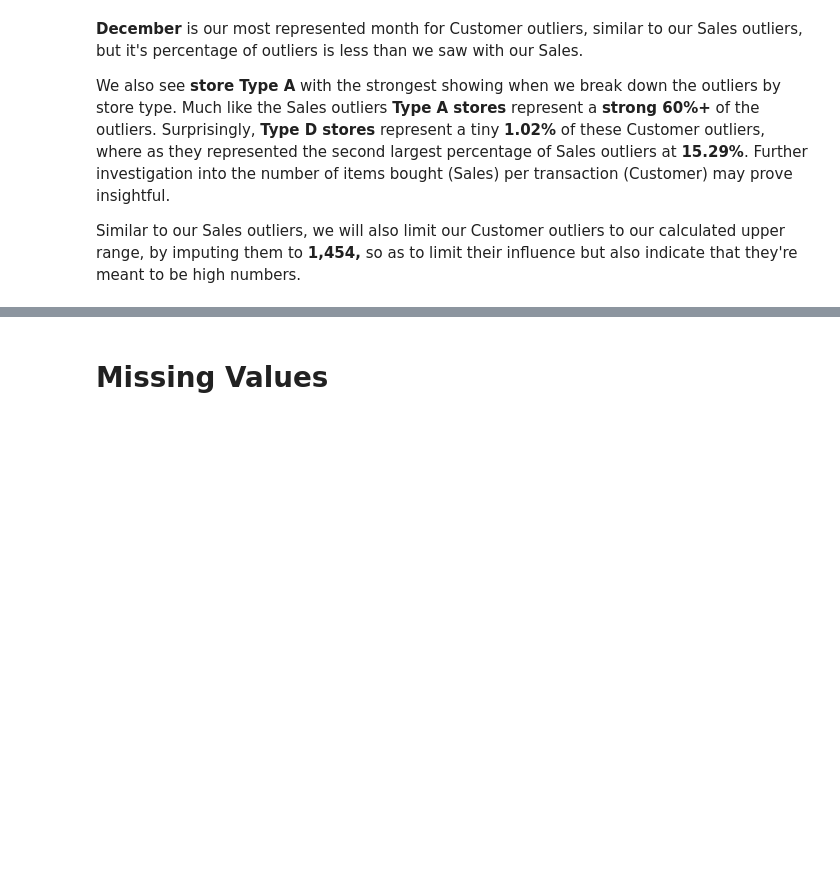
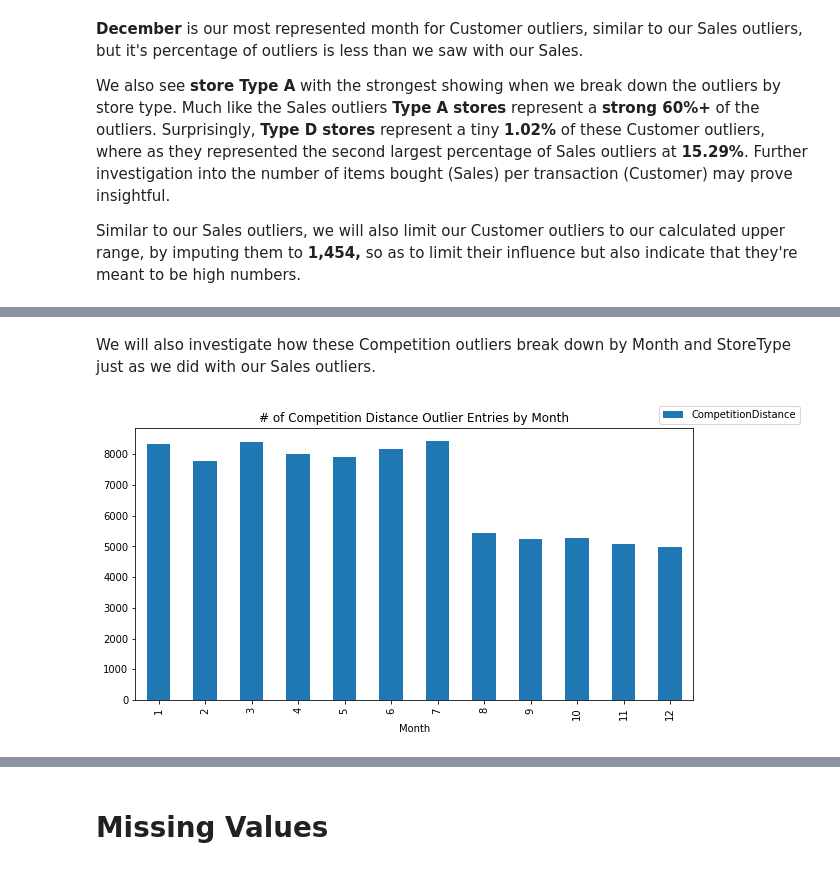
Before and after one commit to Jayeshdahiwale/Rosamann-Retails-Sales-Prediction, a Jupyter notebook: Regression_Capstone_Project_2_Rossamann.ipynb, the cells around one changed output, grey strips where cells are left out. Cells and saved outputs as stored; diff of their text form; code cells hidden in the pictures; blank space fills up the shorter version.

```diff
--- a/Regression_Capstone_Project_2_Rossamann.ipynb
+++ b/Regression_Capstone_Project_2_Rossamann.ipynb
@@ -57,7 +59,7 @@ drive.mount('/content/drive')
 # %%
 # Reading the dataset file
 # dataset file googgle drive link : https://drive.google.com/file/d/185htr6OyxAZ0xb9QwxHpsUn8eTlq58v5/view?usp=share_link
-working_directory_path = '/content/drive/MyDrive/MachineLearningAlmabetterJourney/CapstoneProject2/'
+working_directory_path = '/content/drive/MyDrive/MachineLearningAlmabetterJourney/Projects/CapstoneProject2/'
 # %%
 store_lookup = pd.read_csv(working_directory_path + 'store.csv')
 # %%
@@ -230,6 +490,6 @@ merged_sales.loc[merged_sales["Open"] == 0, ['Sales', 'Customers']].value_counts
 # %%
 ## creating new sales dataframe with only entries for days stores are open
-sales = merged_sales.drop(index=(merged_sales[merged_sales["Open"] == 0]).index, axis=1)
+sales = merged_sales.drop(index=(merged_sales[merged_sales["Open"] == 0]).index, axis=0)
 # %% [markdown]
 Now as we chose to delete any rows for days a store wasn't open, our Open column should only contain the value 1 now and is redundant, so we'll remove that
 # %%
@@ -349,0 +685,6 @@ sales_treated.loc[sales_treated['Customers'] > upper_cust, 'Customers']
+# %%
+col = 'CompetitionDistance'
+lower_cust, upper_cust, percent_outliers_cust = calculate_outlier(sales_treated, col)
+
+print("Lower band" + str(lower_cust) + ",  Upper Band :" + str(upper_cust) +", Percentage Outliers:" + str(percent_outliers_cust) + "%")
+print('Number of rows when Competition distance < 0 : ' + str(len(sales[sales_treated[col]<0])))
@@ -349,0 +713,10 @@ sales_treated.loc[sales_treated['Customers'] > upper_cust, 'Customers']
+# %% [markdown]
+We will also investigate how these Competition outliers break down by Month and StoreType just as we did with our Sales outliers.
+# %%
+comp_dist_outliers_by_month = pd.pivot_table((sales_treated.loc[sales_treated[col] > upper_cust]), index='Month', values='CompetitionDistance', aggfunc='count')
+
+comp_dist_outliers_by_month.plot(y='CompetitionDistance', kind='bar', figsize=(10,5), title="# of Competition Distance Outlier Entries by Month")
+plt.legend(loc='upper right', bbox_to_anchor=(1.2, 1.1))
+plt.show()
+# %% [output]
+[figure, added]
```
Also changed, not shown: parts of 119 cells of this notebook.
